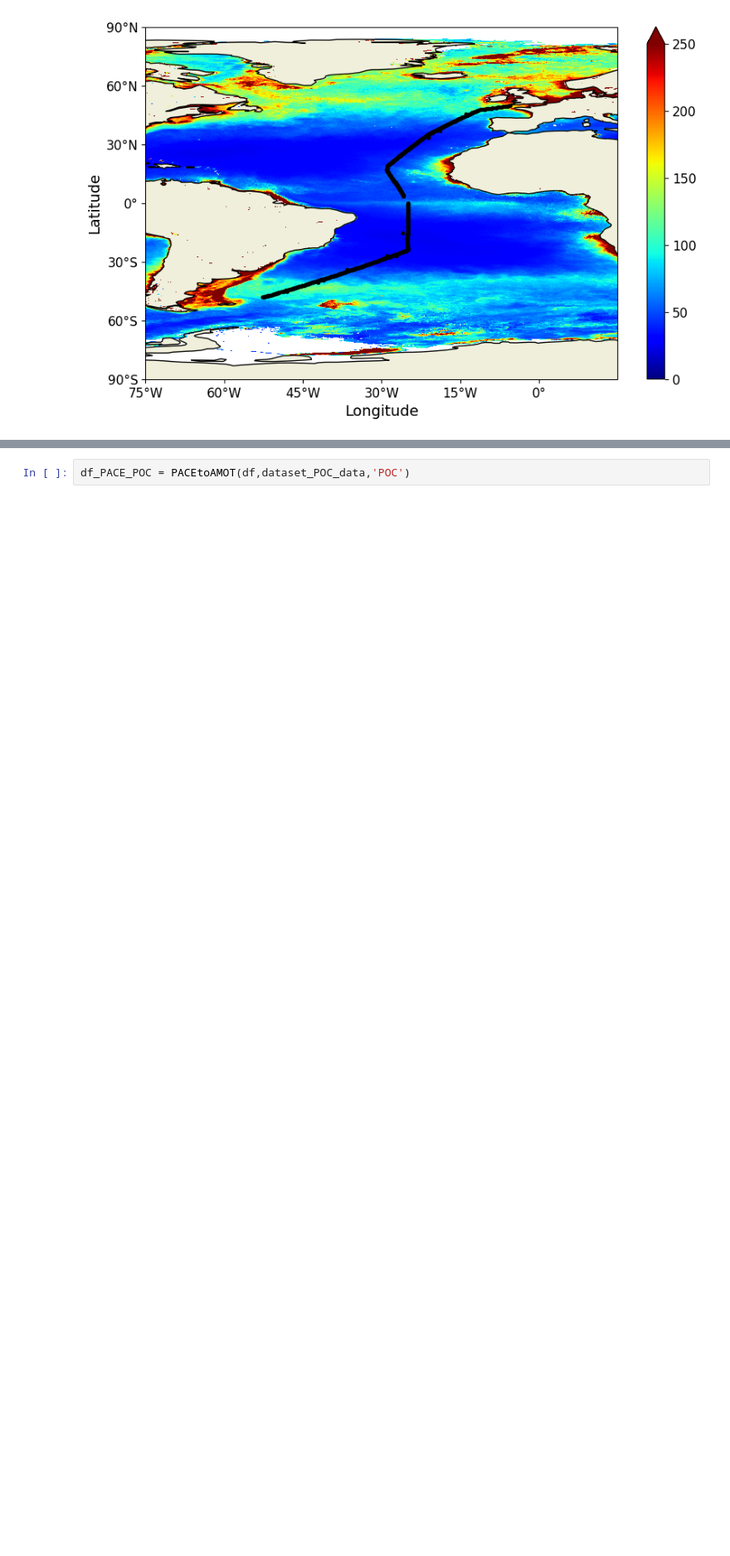
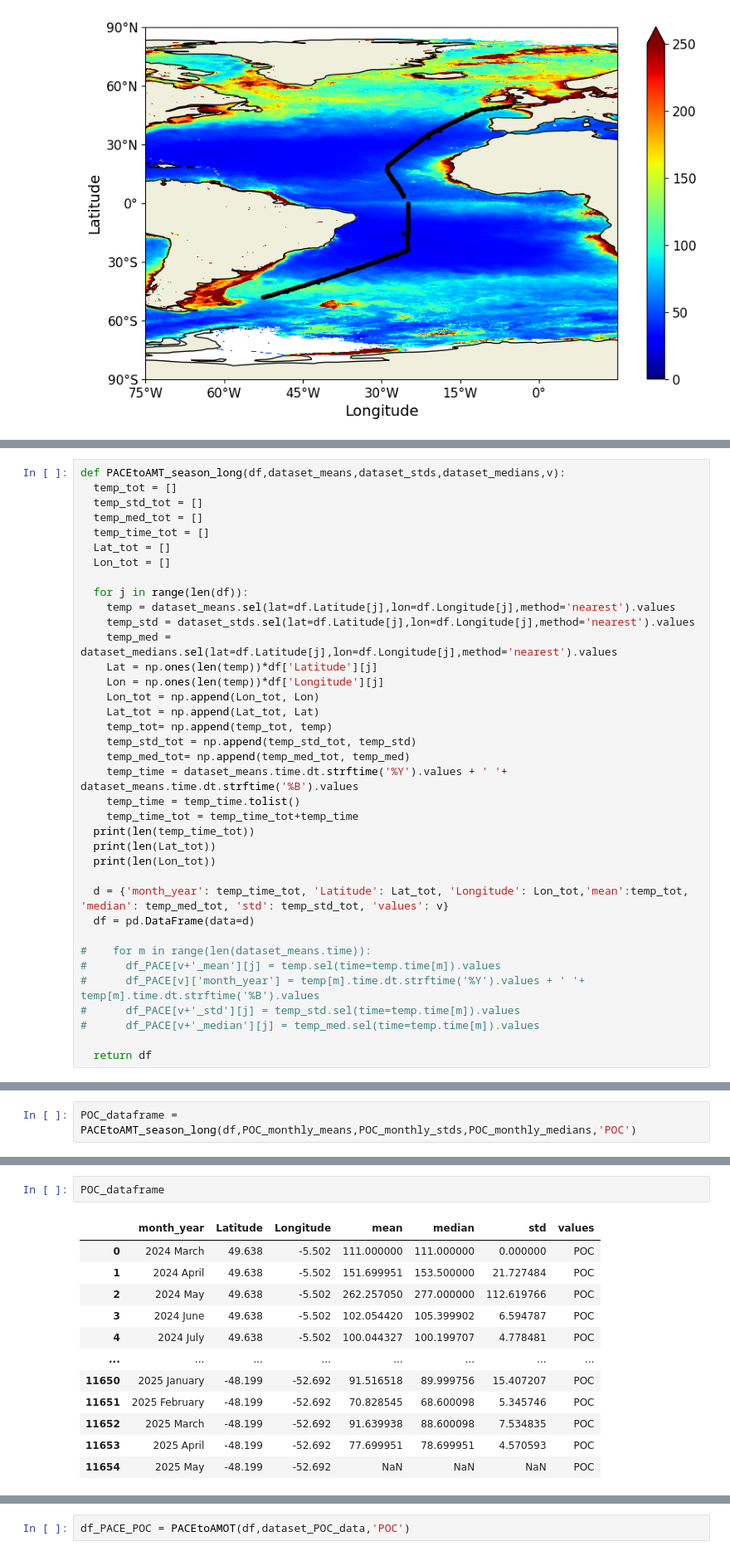
Before and after one commit to pedmondlerner/phytoSTEW, a Jupyter notebook: Team/plerner/phytoSTEW_POC_cphyto.ipynb, the cells around one changed output, grey strips where cells are left out. Shown at 83% size. Cells and saved outputs as stored; diff of their text form; blank space fills up the shorter version.

```diff
--- a/Team/plerner/phytoSTEW_POC_cphyto.ipynb
+++ b/Team/plerner/phytoSTEW_POC_cphyto.ipynb
@@ -408,5 +561,42 @@ def PACEtoAMOT(df,dataset,v):
     df_PACE[v][j] = temp_mean.sel(month=df.month[j],method='nearest').data
     df_PACE[v+'_std'][j] = temp_std.sel(month=df.month[j],method='nearest').data
   return df_PACE
+# %%
+def PACEtoAMT_season_long(df,dataset_means,dataset_stds,dataset_medians,v):
+  temp_tot = []
+  temp_std_tot = []
+  temp_med_tot = []
+  temp_time_tot = []
+  Lat_tot = []
+  Lon_tot = []
+
+  for j in range(len(df)):
+    temp = dataset_means.sel(lat=df.Latitude[j],lon=df.Longitude[j],method='nearest').values
+    temp_std = dataset_stds.sel(lat=df.Latitude[j],lon=df.Longitude[j],method='nearest').values
+    temp_med = dataset_medians.sel(lat=df.Latitude[j],lon=df.Longitude[j],method='nearest').values
+    Lat = np.ones(len(temp))*df['Latitude'][j]
+    Lon = np.ones(len(temp))*df['Longitude'][j]
+    Lon_tot = np.append(Lon_tot, Lon)
+    Lat_tot = np.append(Lat_tot, Lat)
+    temp_tot= np.append(temp_tot, temp)
+    temp_std_tot = np.append(temp_std_tot, temp_std)
+    temp_med_tot= np.append(temp_med_tot, temp_med)
+    temp_time = dataset_means.time.dt.strftime('%Y').values + ' '+ dataset_means.time.dt.strftime('%B').values
+    temp_time = temp_time.tolist()
+    temp_time_tot = temp_time_tot+temp_time
+  print(len(temp_time_tot))
+  print(len(Lat_tot))
+  print(len(Lon_tot))
+
+  d = {'month_year': temp_time_tot, 'Latitude': Lat_tot, 'Longitude': Lon_tot,'mean':temp_tot, 'median': temp_med_tot, 'std': temp_std_tot, 'values': v}
+  df = pd.DataFrame(data=d)
+
+#    for m in range(len(dataset_means.time)):
+#      df_PACE[v+'_mean'][j] = temp.sel(time=temp.time[m]).values
+#      df_PACE[v]['month_year'] = temp[m].time.dt.strftime('%Y').values + ' '+ temp[m].time.dt.strftime('%B').values
+#      df_PACE[v+'_std'][j] = temp_std.sel(time=temp.time[m]).values
+#      df_PACE[v+'_median'][j] = temp_med.sel(time=temp.time[m]).values
+
+  return df
 # %%
 # function to interpolate PACE monthly means to all AMT data:
@@ -423,0 +615,2 @@ def PACEtoAMOT(df,dataset,v):
+# %%
+POC_dataframe = PACEtoAMT_season_long(df,POC_monthly_means,POC_monthly_stds,POC_monthly_medians,'POC')
@@ -423,0 +621,15 @@ def PACEtoAMOT(df,dataset,v):
+# %%
+POC_dataframe
+# %% [output]
+|  | month_year | Latitude | Longitude | mean | median | std | values |
+| 0 | 2024 March | 49.638 | -5.502 | 111.000000 | 111.000000 | 0.000000 | POC |
+| 1 | 2024 April | 49.638 | -5.502 | 151.699951 | 153.500000 | 21.727484 | POC |
+| 2 | 2024 May | 49.638 | -5.502 | 262.257050 | 277.000000 | 112.619766 | POC |
+| 3 | 2024 June | 49.638 | -5.502 | 102.054420 | 105.399902 | 6.594787 | POC |
+| 4 | 2024 July | 49.638 | -5.502 | 100.044327 | 100.199707 | 4.778481 | POC |
+| ... | ... | ... | ... | ... | ... | ... | ... |
+| 11650 | 2025 January | -48.199 | -52.692 | 91.516518 | 89.999756 | 15.407207 | POC |
+| 11651 | 2025 February | -48.199 | -52.692 | 70.828545 | 68.600098 | 5.345746 | POC |
+| 11652 | 2025 March | -48.199 | -52.692 | 91.639938 | 88.600098 | 7.534835 | POC |
+| 11653 | 2025 April | -48.199 | -52.692 | 77.699951 | 78.699951 | 4.570593 | POC |
+| 11654 | 2025 May | -48.199 | -52.692 | NaN | NaN | NaN | POC |
```
Also changed, not shown: parts of 48 cells of this notebook, 3 other files.
